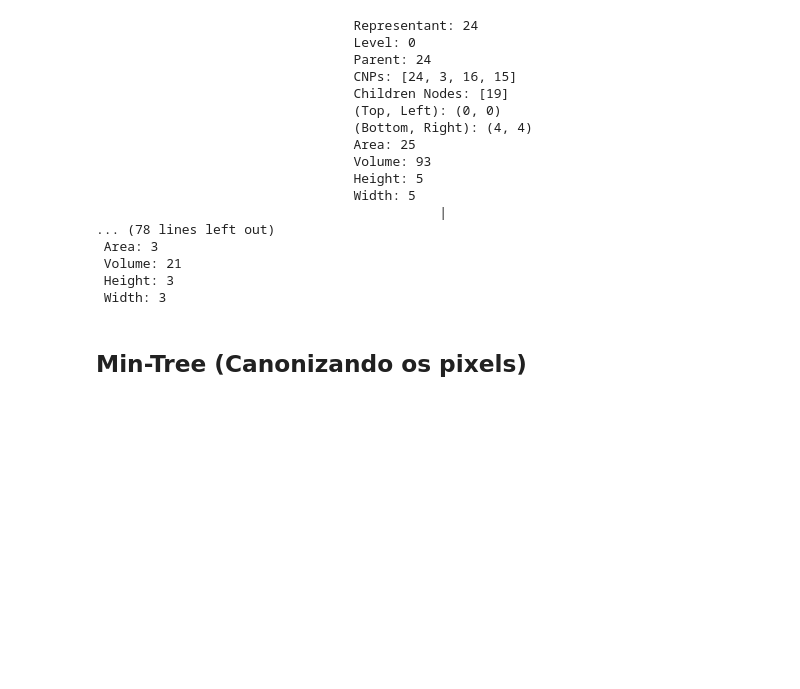
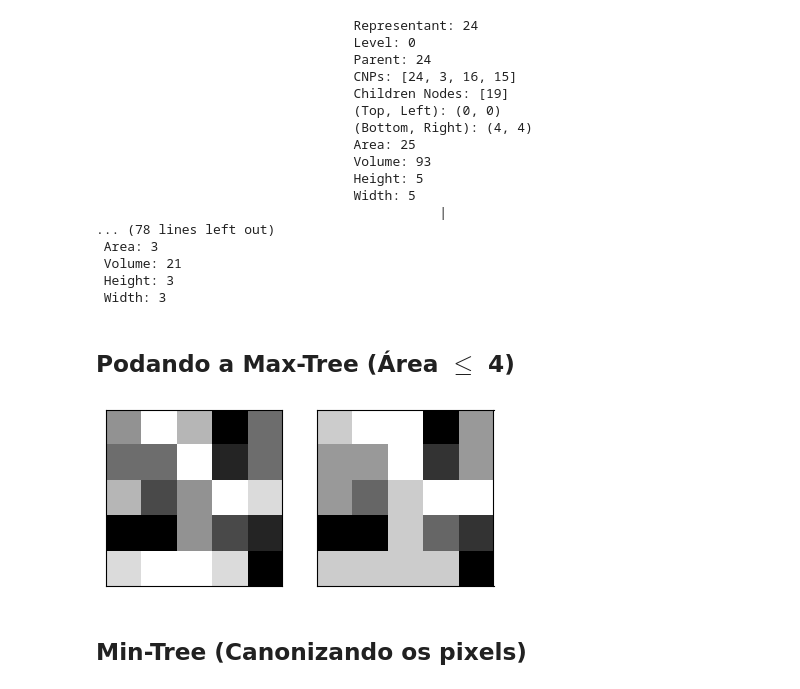
Before and after one commit to LukeBreezy/Morphology, a Jupyter notebook: Testes.ipynb, the cells around one changed output. Saved outputs shown, nothing was run; the diff lists cells and outputs as text; code cells hidden in the pictures; blank space fills up the shorter version.

Commit message:
Implementação de poda e melhorias no código

```diff
--- a/Testes.ipynb
+++ b/Testes.ipynb
@@ -48,6 +49,26 @@ maxtree.displayTree()
  Volume: 21
  Height: 3
  Width: 3
+# %% [markdown]
+## Podando a Max-Tree (Área $\leqslant$ 4)
+# %%
+# Limiar para a poda dos nós da árvore
+criteria = lambda attributes: attributes.area <= 4
+
+# Imagem podada
+maxtree_pruned = Pruning(maxtree, criteria)
+# %%
+fig, (ax1, ax2) = plt.subplots(1, 2, figsize=(5, 5))
+
+ax1.imshow(maxtree.image, 'gray')
+ax1.get_xaxis().set_visible(False)
+ax1.get_yaxis().set_visible(False)
+
+ax2.imshow(maxtree_pruned.pruned_image.reshape(maxtree.image.shape), 'gray')
+ax2.get_xaxis().set_visible(False)
+ax2.get_yaxis().set_visible(False)
+# %% [output]
+[figure, added]
 # %% [markdown]
 ## Min-Tree (Canonizando os pixels)
 # %%
```
Also changed, not shown: parts of 8 cells of this notebook, 4 other files.
